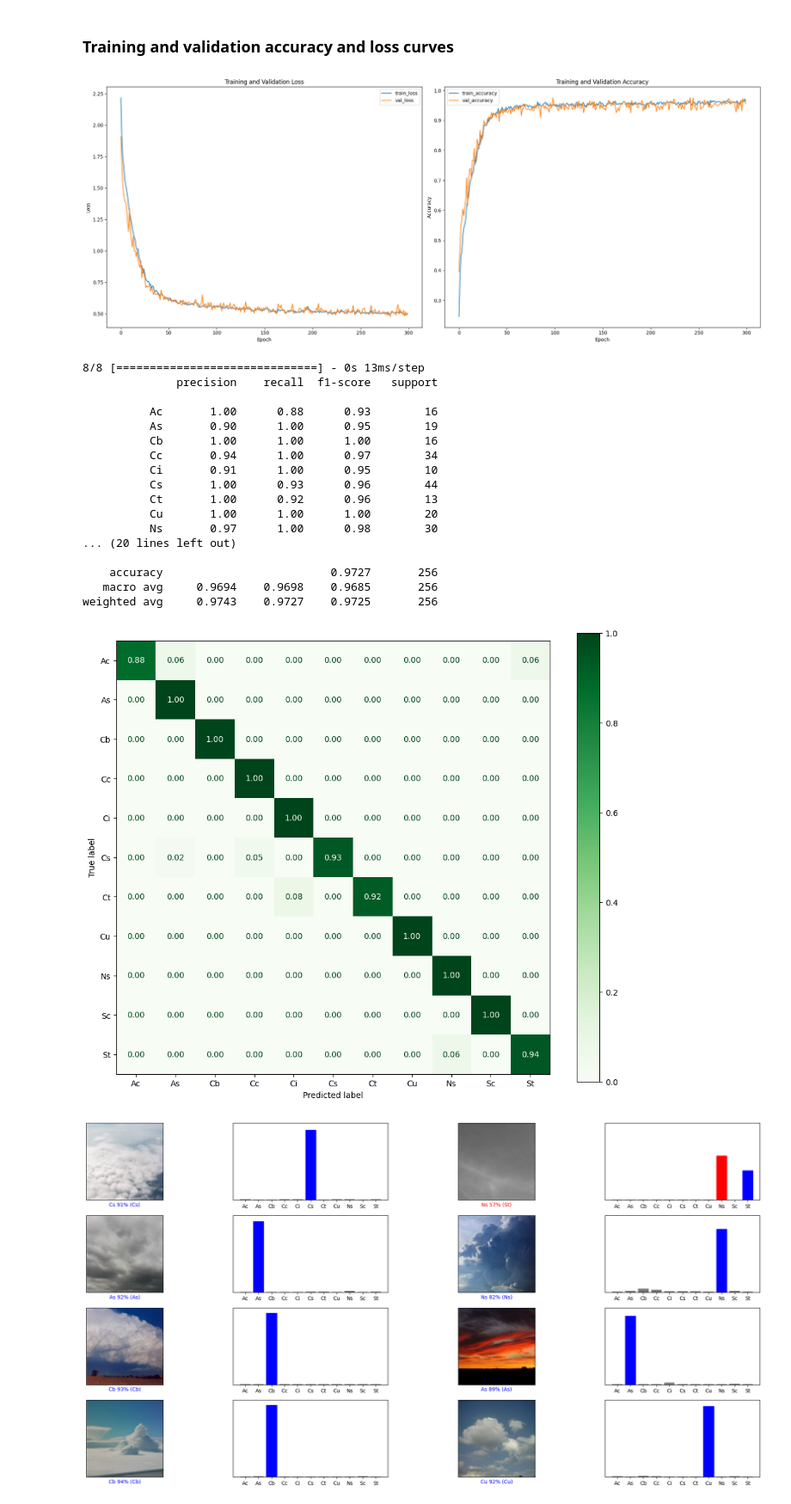
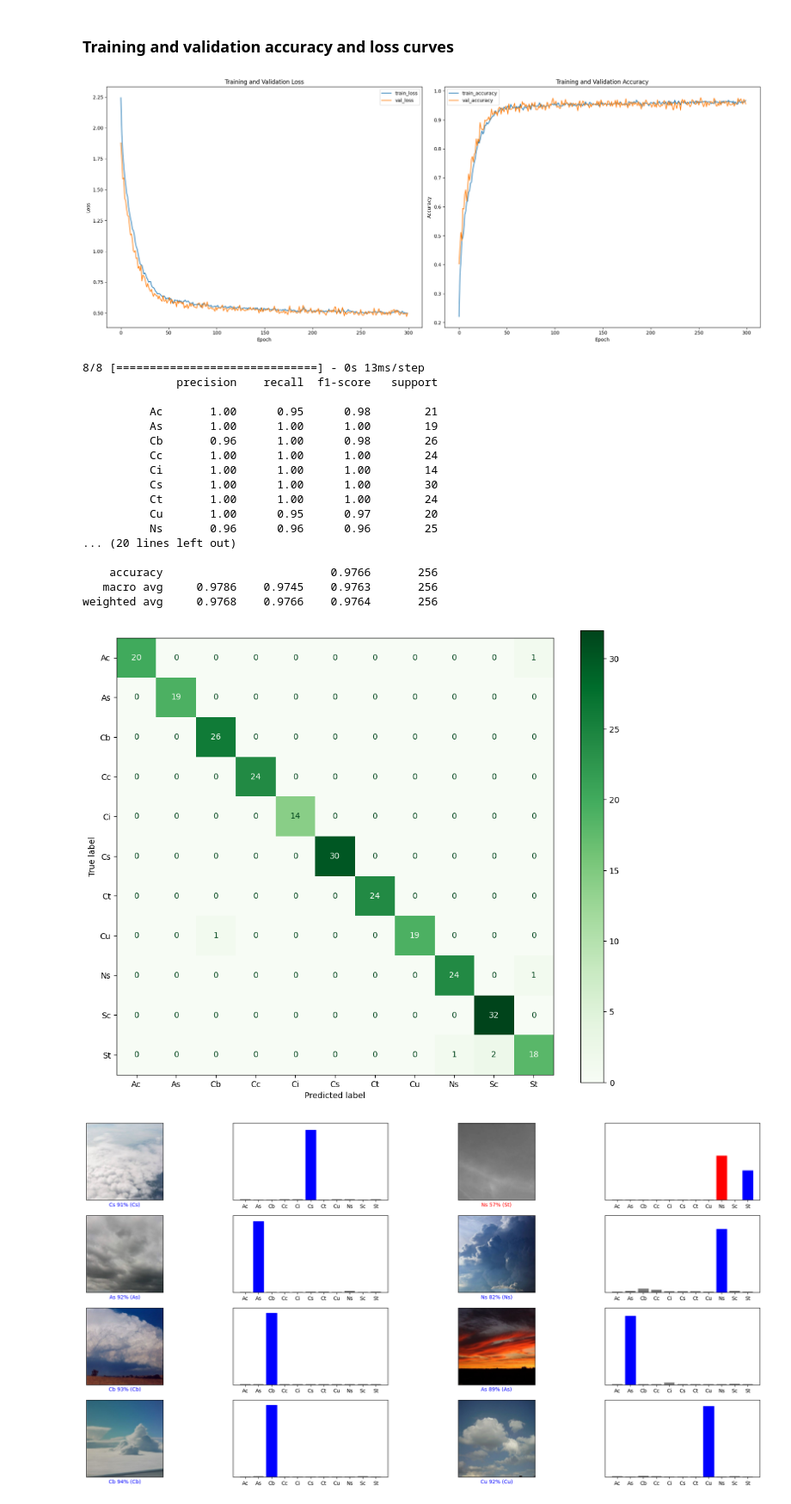
Before and after one commit to LiZe-chai/cloud_recognition_models, a Jupyter notebook: cloud_type_classification_model/mobilenetv3.ipynb, the cells around one changed output. Shown at 86% size. Drawn from its saved outputs; the diff is of its cells as text; code cells hidden in the pictures.

```diff
--- a/cloud_type_classification_model/mobilenetv3.ipynb
+++ b/cloud_type_classification_model/mobilenetv3.ipynb
@@ -39,7 +39,7 @@ class_names
 ### Split dataset into train, validation, and test sets with a 7:2:1 ratio
 # %%
 def get_dataset_partitions_tf(ds, ds_size, train_split=0.7, val_split=0.2, test_split=0.1, shuffle=True, shuffle_size=10000):
-    assert (train_split + test_split + val_split) == 1
+    assert abs(train_split + val_split + test_split - 1) < 1e-6
 
     if shuffle:
         ds = ds.shuffle(shuffle_size, seed=12)
@@ -234,7 +243,7 @@ plt.tight_layout()
 plt.savefig("training_performance.png", dpi=500)
 plt.show()
 # %% [output]
-[figure, old version]
+[figure, new version]
 # %%
 images_list = []
 labels_list = []
@@ -256,29 +265,29 @@ print(classification_report(y_test, y_pred, target_names=class_names,digits=4))
 8/8 [==============================] - 0s 13ms/step
               precision    recall  f1-score   support
 
-          Ac       1.00      0.88      0.93        16
-          As       0.90      1.00      0.95        19
-          Cb       1.00      1.00      1.00        16
-          Cc       0.94      1.00      0.97        34
-          Ci       0.91      1.00      0.95        10
-          Cs       1.00      0.93      0.96        44
-          Ct       1.00      0.92      0.96        13
-          Cu       1.00      1.00      1.00        20
-          Ns       0.97      1.00      0.98        30
+          Ac       1.00      0.95      0.98        21
+          As       1.00      1.00      1.00        19
+          Cb       0.96      1.00      0.98        26
+          Cc       1.00      1.00      1.00        24
+          Ci       1.00      1.00      1.00        14
+          Cs       1.00      1.00      1.00        30
+          Ct       1.00      1.00      1.00        24
+          Cu       1.00      0.95      0.97        20
+          Ns       0.96      0.96      0.96        25
 ... (20 lines left out)
 
-    accuracy                         0.9727       256
-   macro avg     0.9694    0.9698    0.9685       256
-weighted avg     0.9743    0.9727    0.9725       256
+    accuracy                         0.9766       256
+   macro avg     0.9786    0.9745    0.9763       256
+weighted avg     0.9768    0.9766    0.9764       256
 # %%
-cm = confusion_matrix(y_test,y_pred, normalize='true')
+cm = confusion_matrix(y_test,y_pred)
 disp = ConfusionMatrixDisplay(confusion_matrix=cm, display_labels=class_names)
 fig, ax = plt.subplots(figsize=(12, 10))
-disp.plot(ax=ax,values_format='.2f',cmap ='Greens')
+disp.plot(ax=ax,values_format='d',cmap ='Greens')
 plt.savefig("confusion_matrix.png", dpi=500)
 plt.show()
 # %% [output]
-[figure, old version]
+[figure, new version]
 # %%
 def plot_image(i, predictions_array, true_label, img):
   img = img[i]
```
Also changed, not shown: parts of 11 cells of this notebook, 9 other files.
